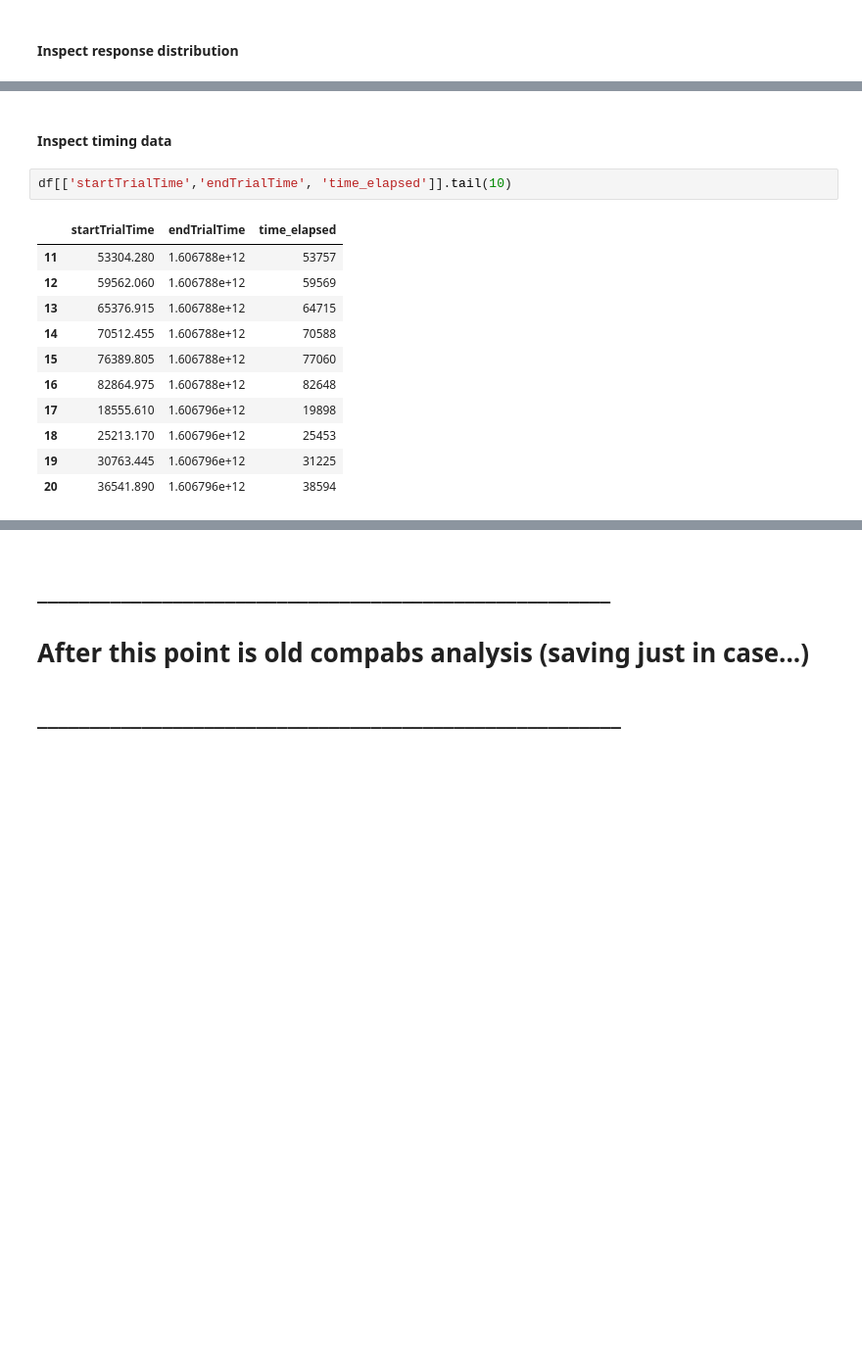
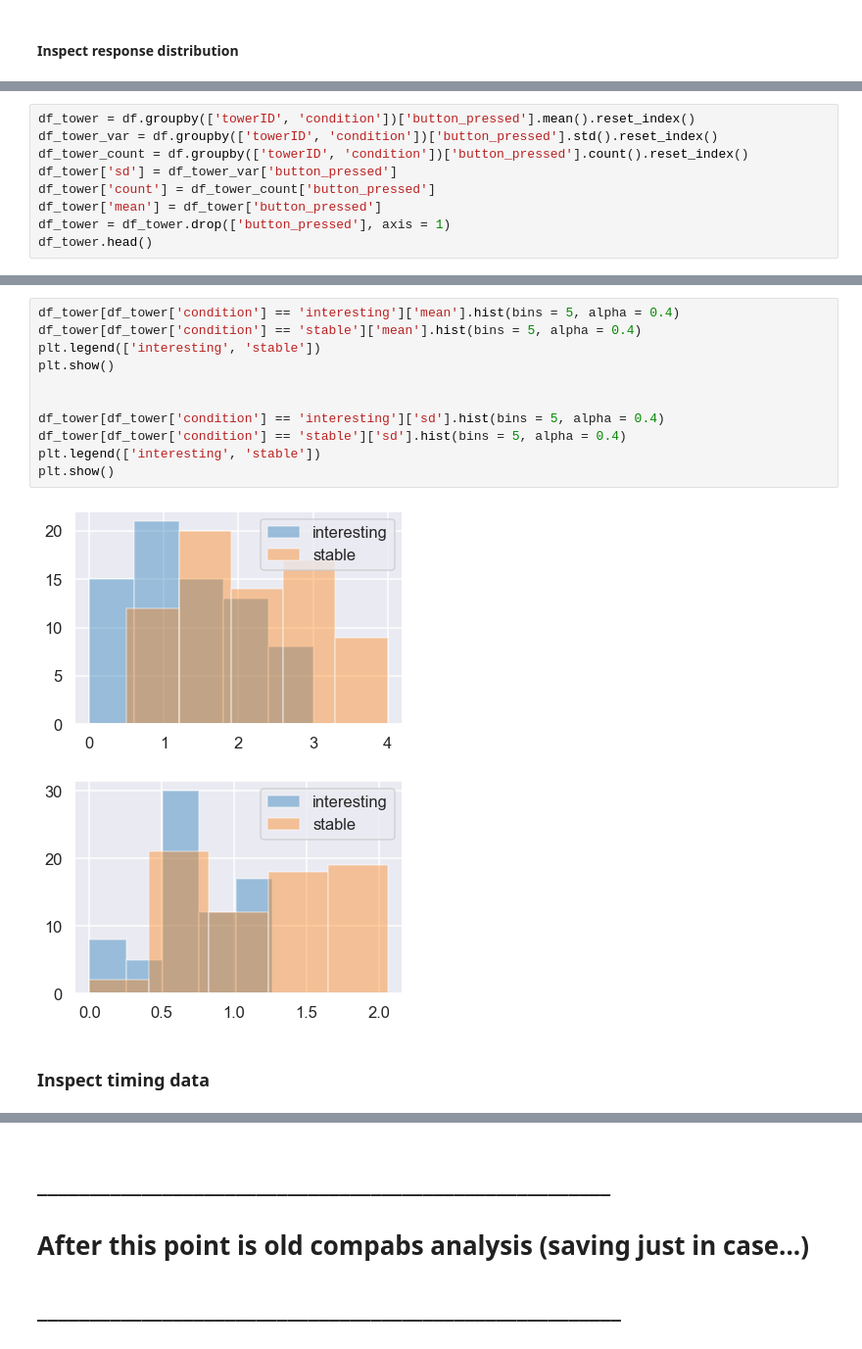
Before and after one commit to choldawa/curiotower_CogSci2021, a Jupyter notebook: analysis/evalTower-prepilot.ipynb, the cells around one changed output, grey strips where cells are left out. Shown at 98% size. Drawn from its saved outputs; the diff is of its cells as text; blank space fills up the shorter version.

```diff
--- a/analysis/evalTower-prepilot.ipynb
+++ b/analysis/evalTower-prepilot.ipynb
@@ -194,0 +209,9 @@ df['button_pressed'].hist(bins = 5)
+# %%
+df_tower = df.groupby(['towerID', 'condition'])['button_pressed'].mean().reset_index()
+df_tower_var = df.groupby(['towerID', 'condition'])['button_pressed'].std().reset_index()
+df_tower_count = df.groupby(['towerID', 'condition'])['button_pressed'].count().reset_index()
+df_tower['sd'] = df_tower_var['button_pressed']
+df_tower['count'] = df_tower_count['button_pressed']
+df_tower['mean'] = df_tower['button_pressed']
+df_tower = df_tower.drop(['button_pressed'], axis = 1)
+df_tower.head()
@@ -195,17 +225,17 @@ df['button_pressed'].hist(bins = 5)
+# %%
+df_tower[df_tower['condition'] == 'interesting']['mean'].hist(bins = 5, alpha = 0.4)
+df_tower[df_tower['condition'] == 'stable']['mean'].hist(bins = 5, alpha = 0.4)
+plt.legend(['interesting', 'stable'])
+plt.show()
+
+
+df_tower[df_tower['condition'] == 'interesting']['sd'].hist(bins = 5, alpha = 0.4)
+df_tower[df_tower['condition'] == 'stable']['sd'].hist(bins = 5, alpha = 0.4)
+plt.legend(['interesting', 'stable'])
+plt.show()
+# %% [output]
+[figure, added]
+[figure, added]
 # %% [markdown]
-#### Inspect timing data
+### Inspect timing data
-# %%
-df[['startTrialTime','endTrialTime', 'time_elapsed']].tail(10)
-# %% [output]
-|  | startTrialTime | endTrialTime | time_elapsed |
-| 11 | 53304.280 | 1.606788e+12 | 53757 |
-| 12 | 59562.060 | 1.606788e+12 | 59569 |
-| 13 | 65376.915 | 1.606788e+12 | 64715 |
-| 14 | 70512.455 | 1.606788e+12 | 70588 |
-| 15 | 76389.805 | 1.606788e+12 | 77060 |
-| 16 | 82864.975 | 1.606788e+12 | 82648 |
-| 17 | 18555.610 | 1.606796e+12 | 19898 |
-| 18 | 25213.170 | 1.606796e+12 | 25453 |
-| 19 | 30763.445 | 1.606796e+12 | 31225 |
-| 20 | 36541.890 | 1.606796e+12 | 38594 |
 # %%
```
Also changed, not shown: parts of 17 cells of this notebook, 3 other files.
